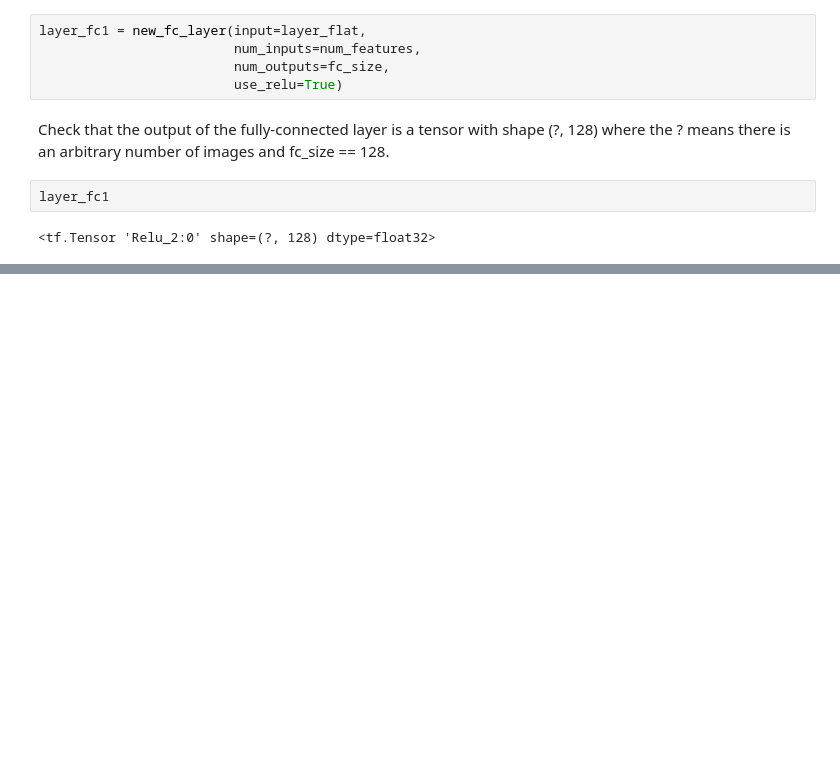
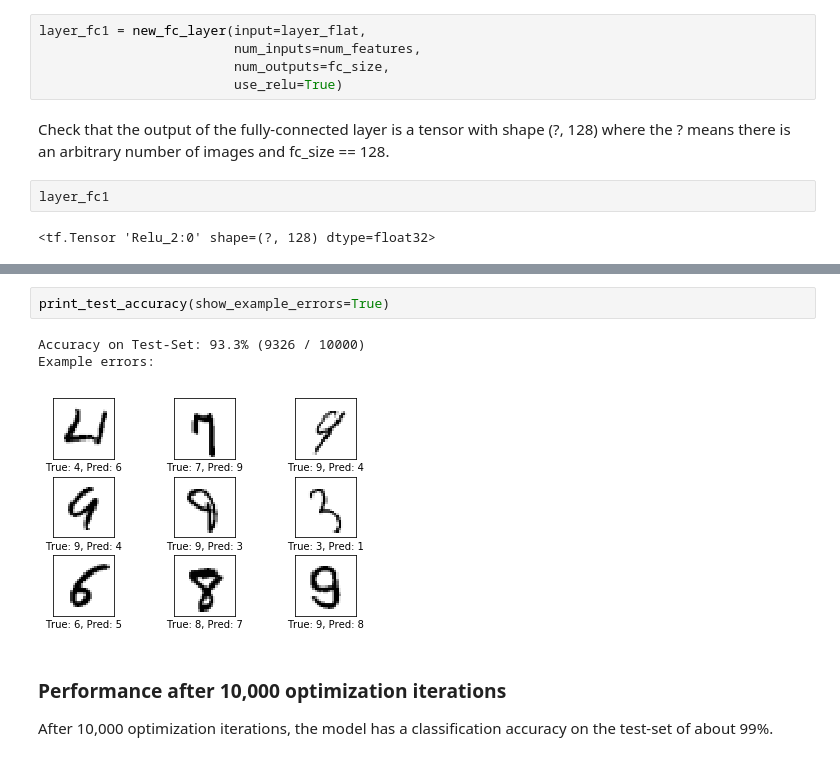
Before and after one commit to madhuradole/TensorFlow-Tutorials, a Jupyter notebook: 02_ConvolutionalNeuralNetwork.ipynb, the cells around one changed output, grey strips where cells are left out. Drawn from its saved outputs; the diff is of its cells as text; blank space fills up the shorter version.

```diff
--- a/02_ConvolutionalNeuralNetwork.ipynb
+++ b/02_ConvolutionalNeuralNetwork.ipynb
@@ -321,0 +641,9 @@ layer_fc1
+# %%
+print_test_accuracy(show_example_errors=True)
+# %% [output]
+Accuracy on Test-Set: 93.3% (9326 / 10000)
+Example errors:
+[figure, added]
+# %% [markdown]
+### Performance after 10,000 optimization iterations
+After 10,000 optimization iterations, the model has a classification accuracy on the test-set of about 99%.
```
Also changed, not shown: parts of 70 cells of this notebook.
